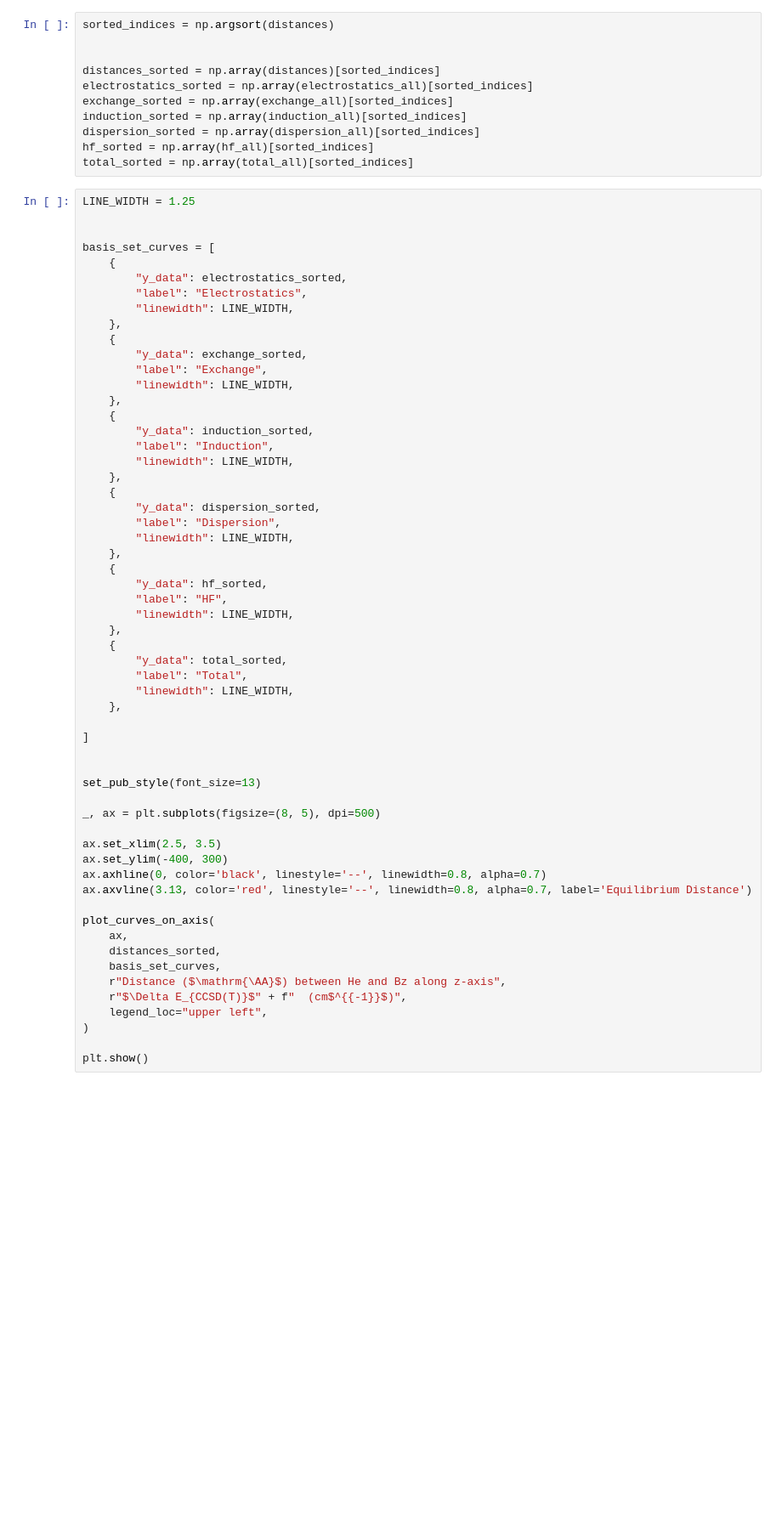
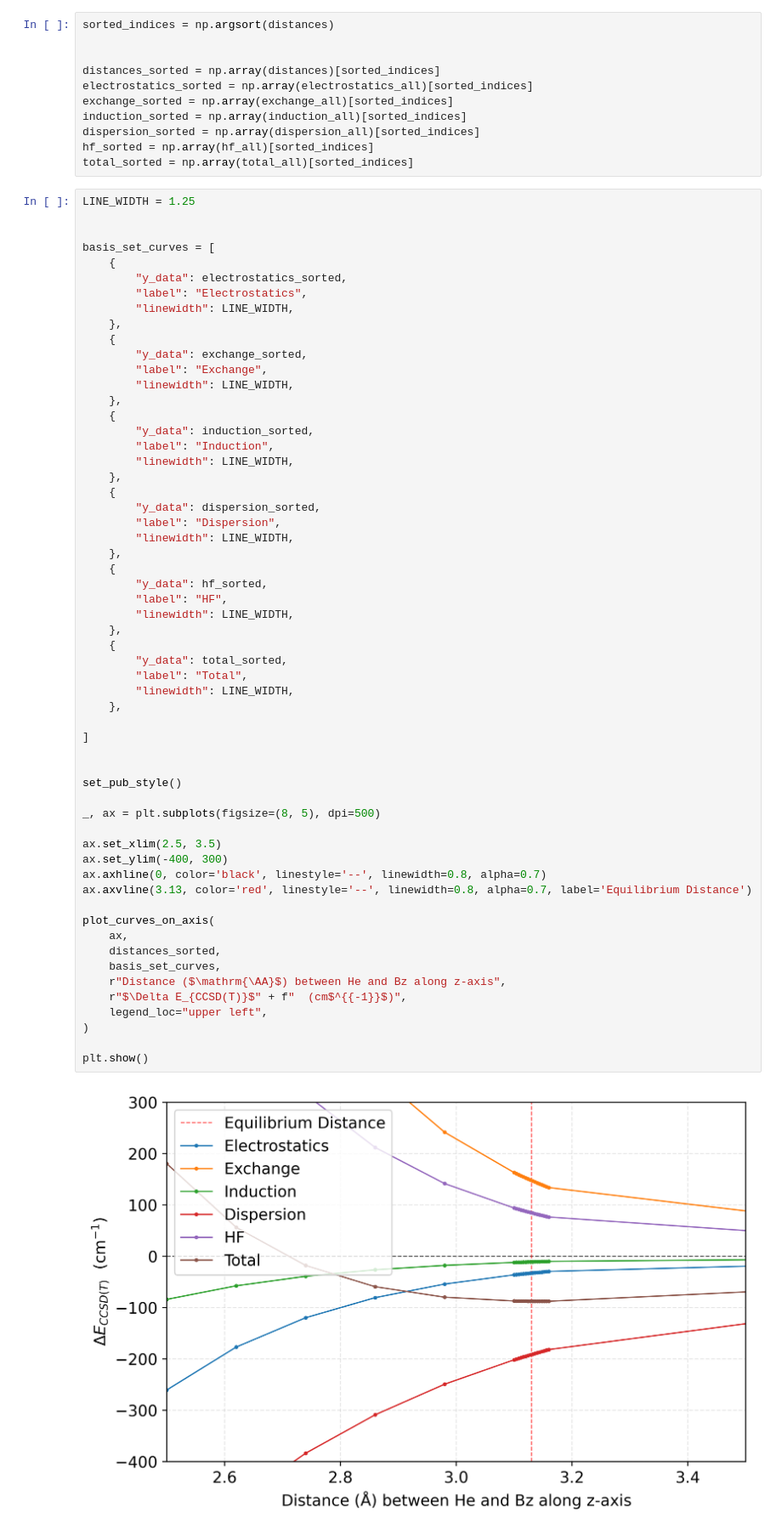
Before and after one commit to DelMaestroGroup/papers-code-HeBenzene, a Jupyter notebook: src/SAPT_energy_decompose.ipynb, the cells around one changed output. Shown: that part at 85% size. Drawn from its saved outputs; the diff is of its cells as text; blank space fills up the shorter version.

```diff
--- a/src/SAPT_energy_decompose.ipynb
+++ b/src/SAPT_energy_decompose.ipynb
@@ -75,31 +75,33 @@ basis_set_curves = [
         "label": "HF",
         "linewidth": LINE_WIDTH,
     },
     {
         "y_data": total_sorted,
         "label": "Total",
         "linewidth": LINE_WIDTH,
     },
 
 ]
 
 
-set_pub_style(font_size=13)
+set_pub_style()
 
 _, ax = plt.subplots(figsize=(8, 5), dpi=500)
 
 ax.set_xlim(2.5, 3.5)
 ax.set_ylim(-400, 300)
 ax.axhline(0, color='black', linestyle='--', linewidth=0.8, alpha=0.7)
 ax.axvline(3.13, color='red', linestyle='--', linewidth=0.8, alpha=0.7, label='Equilibrium Distance')
 
 plot_curves_on_axis(
     ax,
     distances_sorted,
     basis_set_curves,
     r"Distance ($\mathrm{\AA}$) between He and Bz along z-axis",
     r"$\Delta E_{CCSD(T)}$" + f"  (cm$^{{-1}}$)",
     legend_loc="upper left",
 )
 
 plt.show()
+# %% [output]
+[figure, added]
```
Also changed, not shown: 9 other files.
